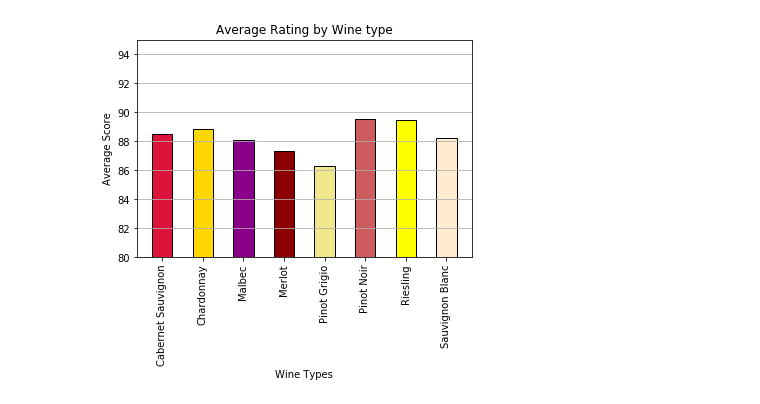
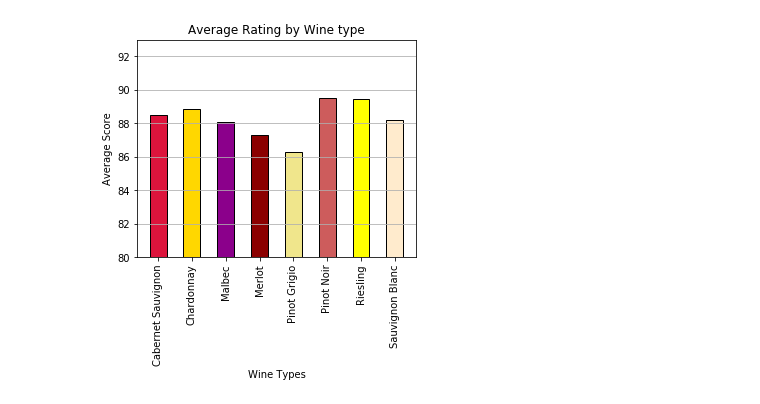
Before and after one commit to mcgeec91/Wine_Project, a Jupyter notebook: chris_data_1.ipynb, the cells around one changed output. Saved outputs shown, nothing was run; the diff lists cells and outputs as text; code cells hidden in the pictures.

```diff
--- a/chris_data_1.ipynb
+++ b/chris_data_1.ipynb
@@ -7,53 +7,52 @@ import matplotlib.pyplot as plt
 new_wine_data = pd.read_csv("Resources/sample_data.csv")
 new_common_wine = new_wine_data[["variety", "price", "points", "country", 'description', 'province','region_1', 'region_2','winery']]
 # %%
-# Make new dataframe with common wine varities
+# seperate the values based on wine variety
 cabernet_sauvignon_df = new_common_wine.loc[new_common_wine['variety'] =="Cabernet Sauvignon"]
 chardonnay_df =new_common_wine.loc[new_common_wine['variety'] == "Chardonnay"]
 malbec_df =new_common_wine.loc[new_common_wine['variety'] == "Malbec"]
 merlot_df =new_common_wine.loc[new_common_wine['variety'] == "Merlot"]
 pinot_grigio_df= new_common_wine.loc[new_common_wine['variety'] =="Pinot Grigio"]
 pinot_gris_df= new_common_wine.loc[new_common_wine['variety'] =="Pinot Gris"]
 pinot_noir_df= new_common_wine.loc[new_common_wine['variety'] =="Pinot Noir"]
 riesling_df =new_common_wine.loc[new_common_wine['variety'] == "Riesling"]
 sauvignon_blanc_df = new_common_wine.loc[new_common_wine['variety'] == "Sauvignon Blanc"]
 
 
 
-all_wines = [cabernet_sauvignon_df, chardonnay_df, malbec_df, merlot_df, pinot_grigio_df, pinot_noir_df, riesling_df, sauvignon_blanc_df]
-all_wines_df= pd.concat(all_wines)
-all_wines_df.head()
+#average score
 cabernet_score=cabernet_sauvignon_df['points'].mean()
 chardonnay_score=chardonnay_df['points'].mean()
 malbec_score=malbec_df['points'].mean()
 merlot_score=merlot_df['points'].mean()
 grigio_score=pinot_grigio_df['points'].mean()
 noir_score=pinot_noir_df['points'].mean()
 riesling_score=riesling_df['points'].mean()
 sauvignon_score=sauvignon_blanc_df['points'].mean()
 all_wine_scores = [cabernet_score, chardonnay_score, malbec_score, merlot_score, grigio_score, noir_score, riesling_score, sauvignon_score]
-#wineries=all_wine_scores.groupby(['winery']))
+
+
+#add the names as they are going to appear on bar graph with colors
+names= ['Cabernet Sauvignon', 'Chardonnay', 'Malbec','Merlot', 'Pinot Grigio', 'Pinot Noir','Riesling', 'Sauvignon Blanc']
+my_colors = ["crimson", "gold", "darkmagenta", "darkred", "khaki", "indianred", "yellow", "blanchedalmond"]
+
+
+
+plt.bar(names,all_wine_scores, width=.5,color=my_colors,edgecolor="k")
+plt.title("Average Rating by Wine type")
+plt.xlabel("Wine Types")
+plt.ylabel("Average Score")
+
+
+y=[80,82,84,86,88,90,92,94,96]
+plt.yticks(y)
+plt.grid(axis='y')
+plt.xticks(rotation=90)
+plt.ylim((80, 93))
+# Save the figure
+plt.savefig("Resources/images/Average_Rating_by_Wine_type.png")
+
+# Show plot
+plt.show()
+# %% [output]
+[figure, added]
-# %%
-names= ['Cabernet Sauvignon', 'Chardonnay', 'Malbec','Merlot', 'Pinot Grigio', 'Pinot Noir','Riesling', 'Sauvignon Blanc']
-my_colors = ["crimson", "gold", "darkmagenta", "darkred", "khaki", "indianred", "yellow", "blanchedalmond"]
-
-
-
-plt.bar(names,all_wine_scores, width=.5,color=my_colors,edgecolor="k")
-plt.title("Average Rating by Wine type")
-plt.xlabel("Wine Types")
-plt.ylabel("Average Score")
-
-
-y=[80,82,84,86,88,90,92,94,96]
-plt.yticks(y)
-plt.grid(axis='y')
-plt.xticks(rotation=90)
-plt.ylim((80, 95))
-# Save the figure
-plt.savefig("Resources/images/Average_Rating_by_Wine_type.png")
-
-# Show plot
-plt.show()
-# %% [output]
-[figure, removed]
```
Also changed, not shown: parts of 4 cells of this notebook.
